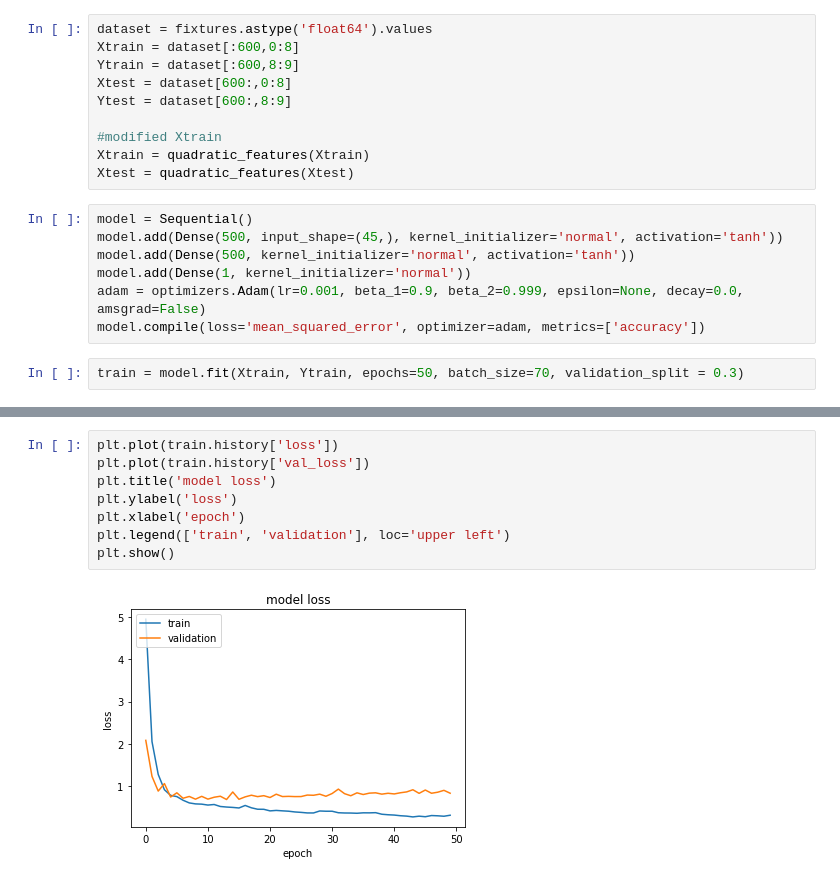
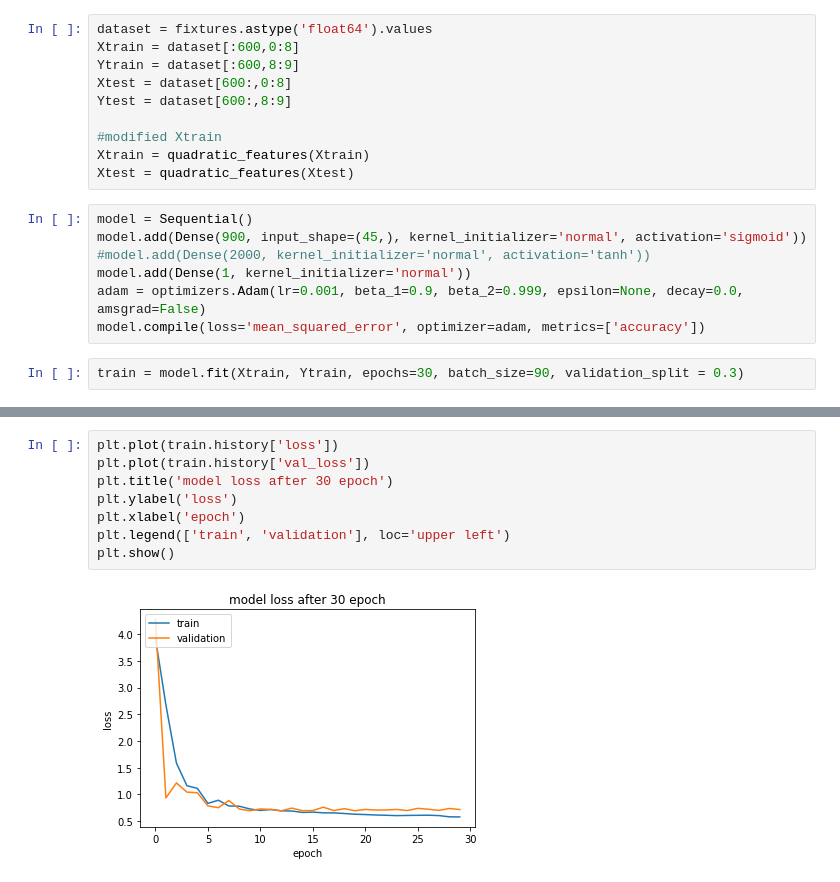
Before and after one commit to ML-Project-2018/my-bet-supremo, a Jupyter notebook: process.ipynb, the cells around one changed output, grey strips where cells are left out. Cells and saved outputs as stored; diff of their text form.

```diff
--- a/process.ipynb
+++ b/process.ipynb
@@ -205,12 +207,12 @@ Xtrain = quadratic_features(Xtrain)
 Xtest = quadratic_features(Xtest)
 # %%
 model = Sequential()
-model.add(Dense(500, input_shape=(45,), kernel_initializer='normal', activation='tanh'))
-model.add(Dense(500, kernel_initializer='normal', activation='tanh'))
+model.add(Dense(900, input_shape=(45,), kernel_initializer='normal', activation='sigmoid'))
+#model.add(Dense(2000, kernel_initializer='normal', activation='tanh'))
 model.add(Dense(1, kernel_initializer='normal'))
 adam = optimizers.Adam(lr=0.001, beta_1=0.9, beta_2=0.999, epsilon=None, decay=0.0, amsgrad=False)
 model.compile(loss='mean_squared_error', optimizer=adam, metrics=['accuracy'])
 # %%
-train = model.fit(Xtrain, Ytrain, epochs=50, batch_size=70, validation_split = 0.3)
+train = model.fit(Xtrain, Ytrain, epochs=30, batch_size=90, validation_split = 0.3)
 # %% [output]
 Train on 420 samples, validate on 180 samples
@@ -233,10 +255,10 @@ Epoch 50/50
 # %%
 plt.plot(train.history['loss'])
 plt.plot(train.history['val_loss'])
-plt.title('model loss')
+plt.title('model loss after 30 epoch')
 plt.ylabel('loss')
 plt.xlabel('epoch')
 plt.legend(['train', 'validation'], loc='upper left')
 plt.show()
 # %% [output]
-[figure, old version]
+[figure, new version]
```
Also changed, not shown: parts of 3 cells of this notebook.
